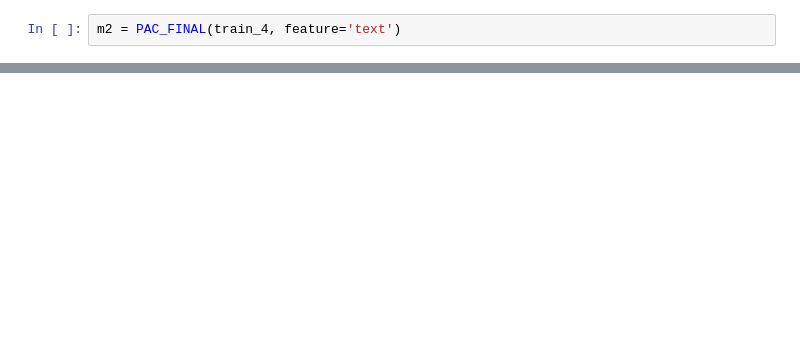
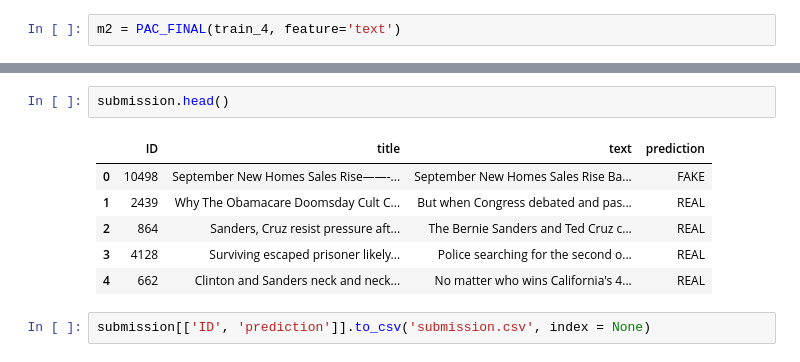
Before and after one commit to ScottPanIE/NLP_Assignment, a Jupyter notebook: script/Sirius.ipynb, the cells around one changed output, grey strips where cells are left out. Cells and saved outputs as stored; diff of their text form; blank space fills up the shorter version.

```diff
--- a/script/Sirius.ipynb
+++ b/script/Sirius.ipynb
@@ -754,0 +766,11 @@ accuracy:   0.956
+# %%
+submission.head()
+# %% [output]
+|  | ID | title | text | prediction |
+| 0 | 10498 | September New Homes Sales Rise——-... | September New Homes Sales Rise Ba... | FAKE |
+| 1 | 2439 | Why The Obamacare Doomsday Cult C... | But when Congress debated and pas... | REAL |
+| 2 | 864 | Sanders, Cruz resist pressure aft... | The Bernie Sanders and Ted Cruz c... | REAL |
+| 3 | 4128 | Surviving escaped prisoner likely... | Police searching for the second o... | REAL |
+| 4 | 662 | Clinton and Sanders neck and neck... | No matter who wins California's 4... | REAL |
+# %%
+submission[['ID', 'prediction']].to_csv('submission.csv', index = None)
```
Also changed, not shown: parts of 20 cells of this notebook, 1 other file.
